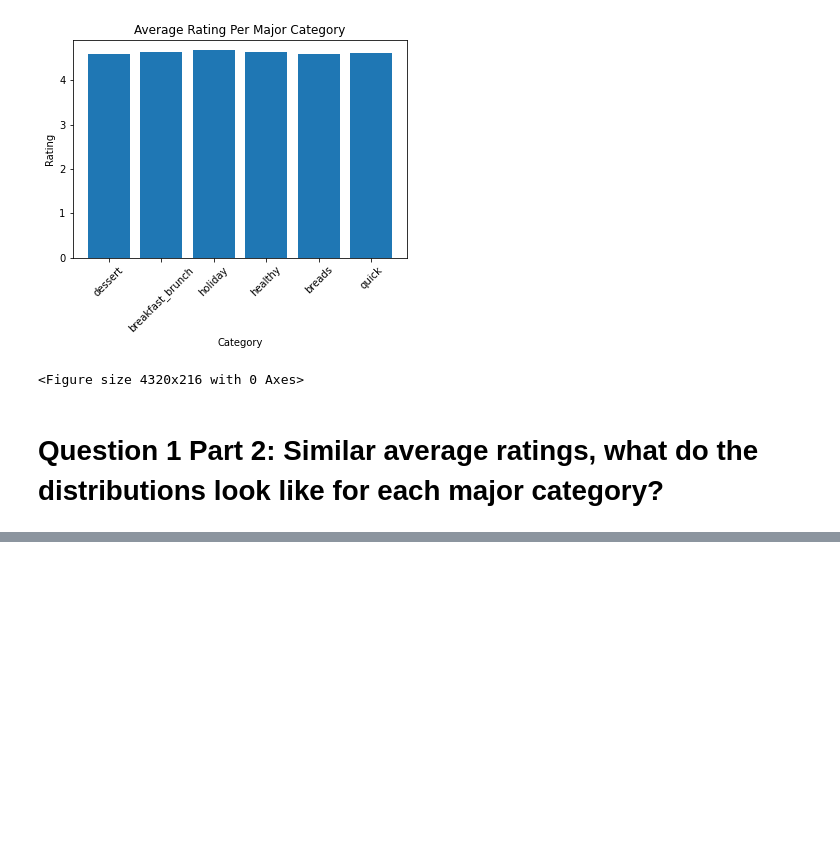
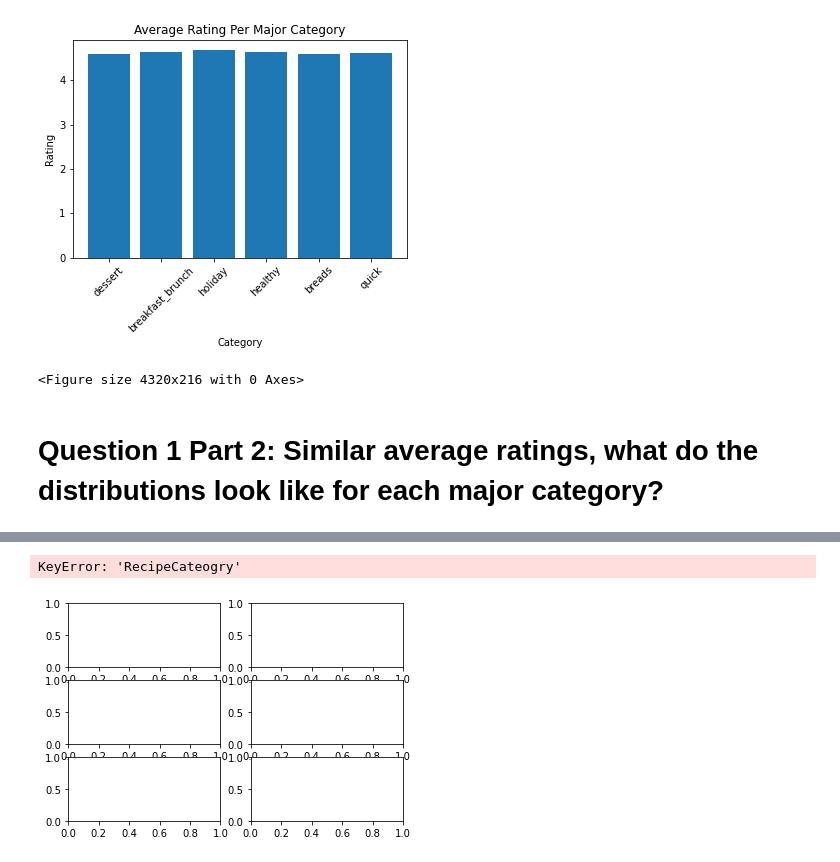
Before and after one commit to JenniferM-BShulyak/recipes_full, a Jupyter notebook: setup_exploration.ipynb, the cells around one changed output, grey strips where cells are left out. Cells and saved outputs as stored; diff of their text form; code cells hidden in the pictures; blank space fills up the shorter version.

Commit message:
Added distribution df for question 1 part 2.

```diff
--- a/setup_exploration.ipynb
+++ b/setup_exploration.ipynb
@@ -109,3 +109,5 @@ plt.figure(figsize=(60, 3))
 <Figure size 4320x216 with 0 Axes>
 # %% [markdown]
 # Question 1 Part 2: Similar average ratings, what do the distributions look like for each major category?
+# %%
+recipes_major_cat_df = recipes.loc[recipes["RecipeCategory"].isin(dessert+breakfast_brunch+holiday+quick+healthy+breads), ["Name", "RecipeCategory", "AggregatedRating"]]
@@ -111,0 +130,11 @@ plt.figure(figsize=(60, 3))
+# %%
+# Function to grab major category
+def grab_category(x):
+    #categories_strings = ['dessert', 'breakfast_brunch', 'holiday', 'healthy', 'breads', 'quick']
+    for num in range(len(categories)):
+        if x in categories[num]:
+            return categories_strings[num]
+# %%
+# Fix the RecipeCategory columns so that it will only list one of the six major categories as a possible category
+recipes_major_cat_df["RecipeCategory"] = [grab_category(x) for x in recipes_major_cat_df["RecipeCategory"]]
+recipes_major_cat_df
@@ -111,0 +155,4 @@ plt.figure(figsize=(60, 3))
+# %%
+# Make a new df grouped by the RecipeCategory and the Aggregated Rating
+distribution_df = recipes_major_cat_df.groupby(["RecipeCategory", "AggregatedRating"]).count()
+distribution_df
@@ -111,0 +178,8 @@ plt.figure(figsize=(60, 3))
+# %%
+fig2,ax2 = plt.subplots(nrows=3,ncols=2)
+
+# Add subplots
+distribution_df.loc[distribution_df["RecipeCateogry"]=="dessert", :].plot(ax=ax2[0,0])
+# %% [output]
+KeyError: 'RecipeCateogry'
+[figure, added]
```
Also changed, not shown: parts of 3 cells of this notebook.
